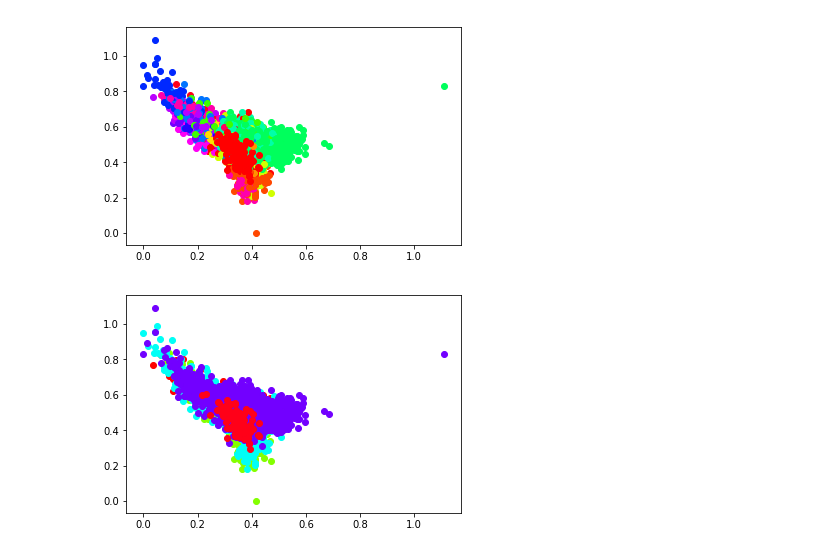
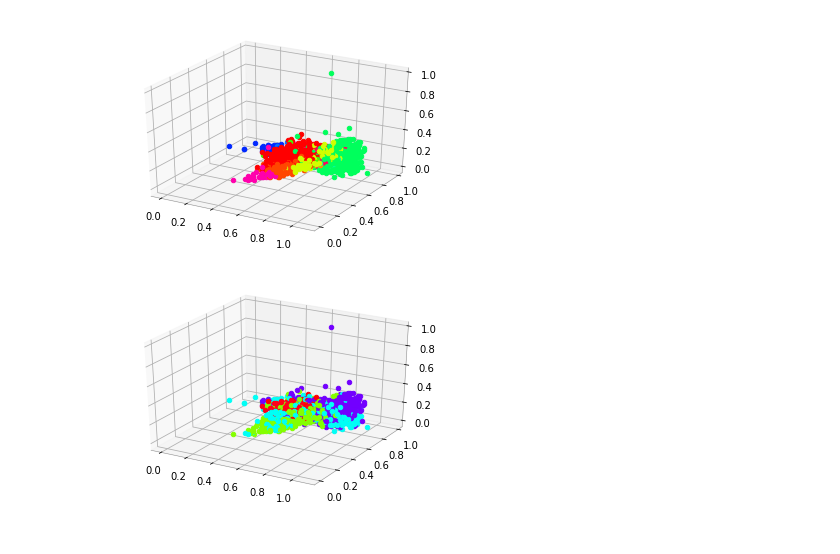
Before and after one commit to wuhao21/15688_project, a Jupyter notebook: Clustering.ipynb, the cells around one changed output. Cells and saved outputs as stored; diff of their text form; code cells hidden in the pictures.

```diff
--- a/Clustering.ipynb
+++ b/Clustering.ipynb
@@ -15,9 +16,11 @@ data = np.load('vec_data.npz')
 vectors = []
 labels = []
 names = []
+univs = []
 
 for idx, label in enumerate(data):
     univ = data[label][()]
+    univs.append(label)
     for name in univ:
         vectors.append(univ[name])
         labels.append(idx)
@@ -32,5 +34,5 @@ dist = euclidean_distances(vectors, vectors)
 # %%
-count = np.zeros((5, k))
+count = np.zeros((len(univs), k))
 
 cluster = {}
 cluster_vec = np.zeros((k, vectors.shape[1]))
@@ -80,9 +85,10 @@ for label in kmeans.labels_:
 # %%
-d = 2
+d = 3
+dist = euclidean_distances(vectors, vectors)
 X2, _ = FastMap(d, dist, vectors.shape[0])
 show_cluster(X2, rlabels, d)
 show_cluster(X2, labels, d)
 # %% [output]
-[figure, old version]
+[figure, new version]
-[figure, old version]
+[figure, new version]
 # %%
```
Also changed, not shown: parts of 7 cells of this notebook, 2 other files.
